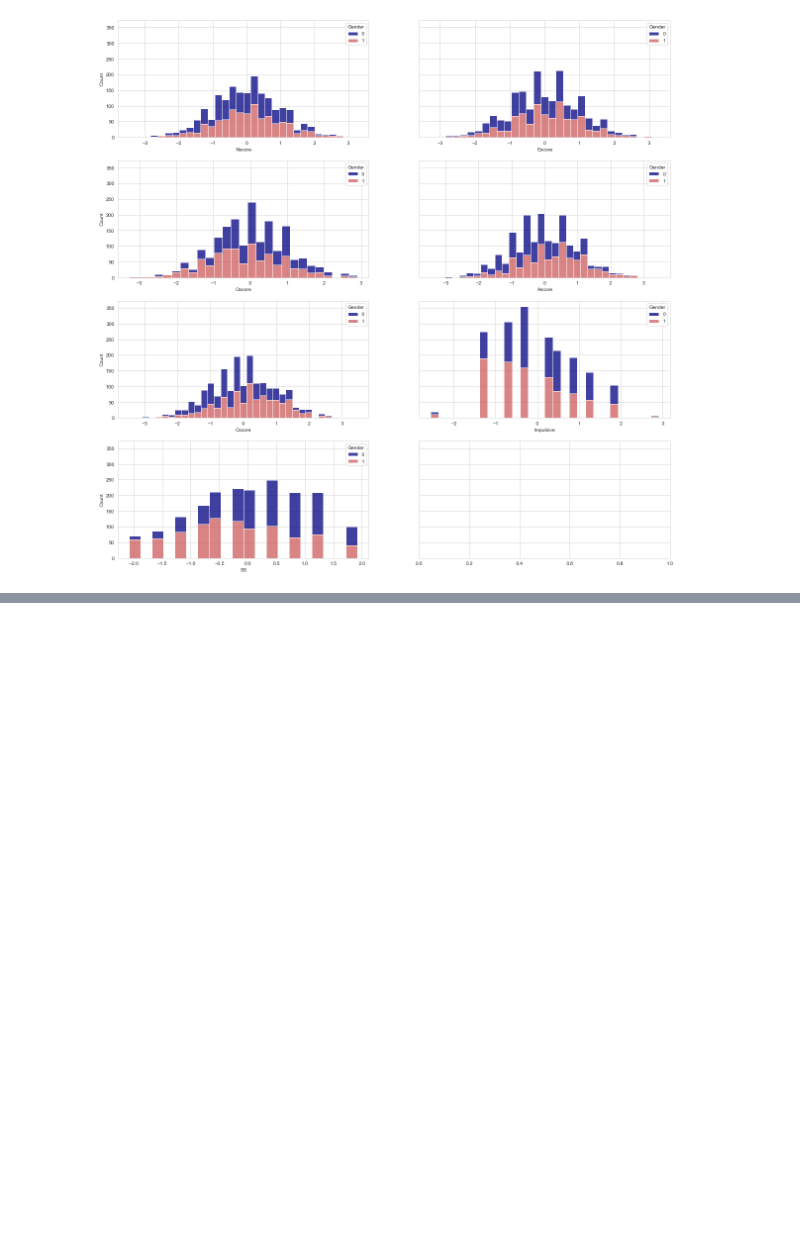
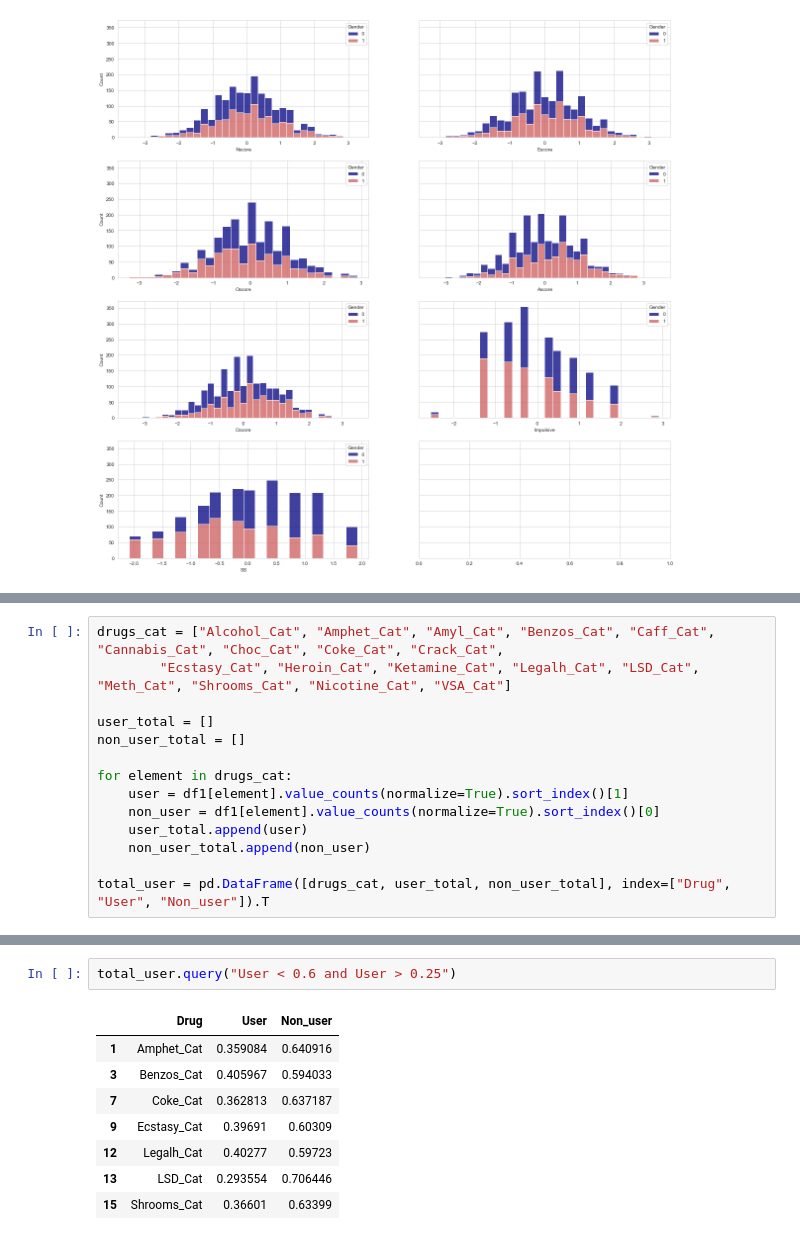
Before and after one commit to SebastianRoetten/Personality_vs_drug_use, a Jupyter notebook: EDA_Laura.ipynb, the cells around one changed output, grey strips where cells are left out. Saved outputs shown, nothing was run; the diff lists cells and outputs as text; blank space fills up the shorter version.

```diff
--- a/EDA_Laura.ipynb
+++ b/EDA_Laura.ipynb
@@ -163,0 +263,14 @@ sns.histplot(data=df1, x="SS", hue='Gender', multiple="stack", ax=axes[3][0])
+# %%
+drugs_cat = ["Alcohol_Cat", "Amphet_Cat", "Amyl_Cat", "Benzos_Cat", "Caff_Cat", "Cannabis_Cat", "Choc_Cat", "Coke_Cat", "Crack_Cat",
+        "Ecstasy_Cat", "Heroin_Cat", "Ketamine_Cat", "Legalh_Cat", "LSD_Cat", "Meth_Cat", "Shrooms_Cat", "Nicotine_Cat", "VSA_Cat"]
+
+user_total = []
+non_user_total = []
+
+for element in drugs_cat:
+    user = df1[element].value_counts(normalize=True).sort_index()[1]
+    non_user = df1[element].value_counts(normalize=True).sort_index()[0]
+    user_total.append(user)
+    non_user_total.append(non_user)
+
+total_user = pd.DataFrame([drugs_cat, user_total, non_user_total], index=["Drug", "User", "Non_user"]).T
@@ -163,0 +286,11 @@ sns.histplot(data=df1, x="SS", hue='Gender', multiple="stack", ax=axes[3][0])
+# %%
+total_user.query("User < 0.6 and User > 0.25")
+# %% [output]
+|  | Drug | User | Non_user |
+| 1 | Amphet_Cat | 0.359084 | 0.640916 |
+| 3 | Benzos_Cat | 0.405967 | 0.594033 |
+| 7 | Coke_Cat | 0.362813 | 0.637187 |
+| 9 | Ecstasy_Cat | 0.39691 | 0.60309 |
+| 12 | Legalh_Cat | 0.40277 | 0.59723 |
+| 13 | LSD_Cat | 0.293554 | 0.706446 |
+| 15 | Shrooms_Cat | 0.36601 | 0.63399 |
```
Also changed, not shown: parts of 21 cells of this notebook.
